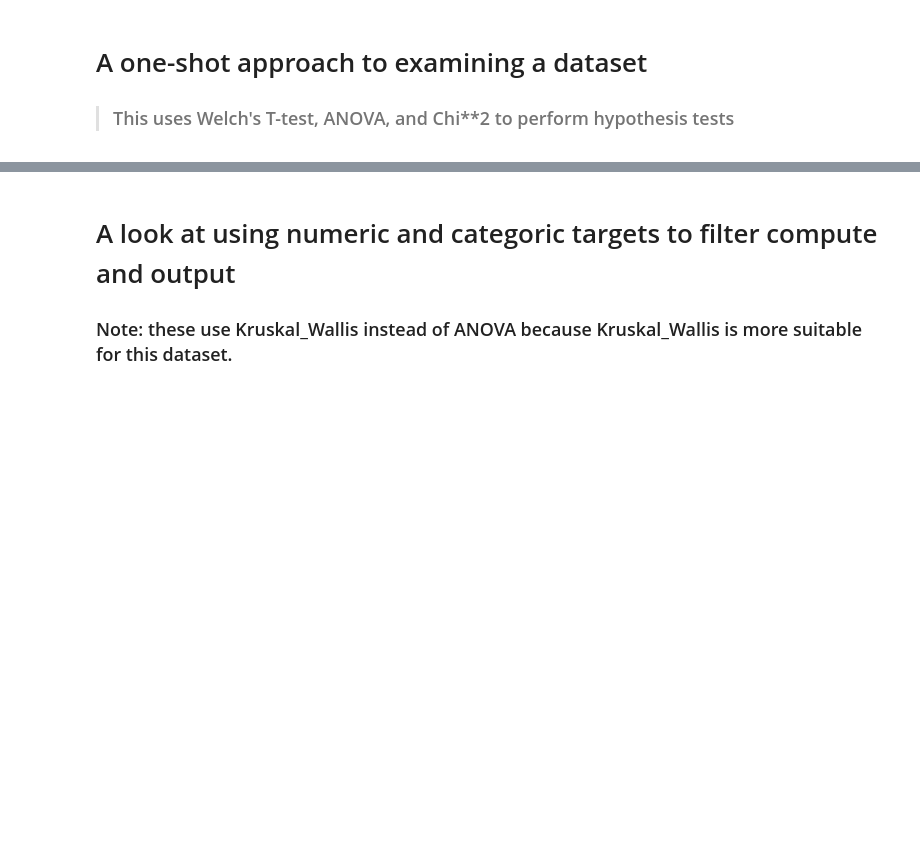
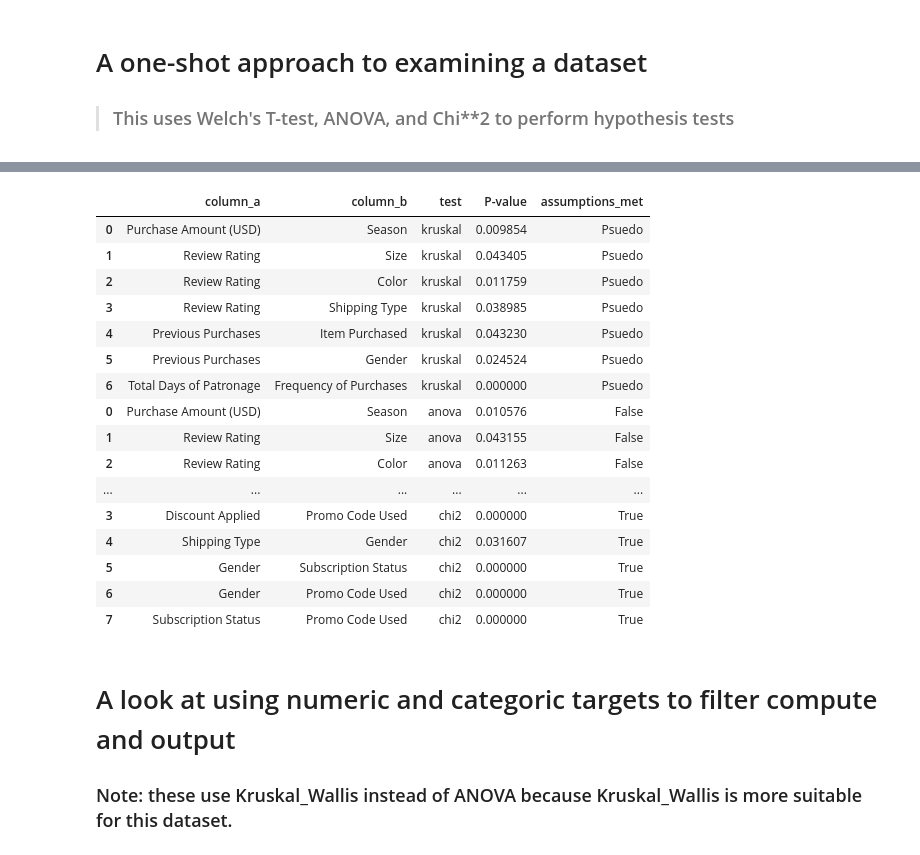
Before and after one commit to Leeishere/Consumer_Habits, a Jupyter notebook: utils/compare_columns_quickstart.ipynb, the cells around one changed output, grey strips where cells are left out. Saved outputs shown, nothing was run; the diff lists cells and outputs as text; code cells hidden in the pictures; blank space fills up the shorter version.

```diff
--- a/utils/compare_columns_quickstart.ipynb
+++ b/utils/compare_columns_quickstart.ipynb
@@ -146,6 +147,38 @@ Rejected Null for Numeric-to-Numeric, Categoric-to-Categoric, and Categoric-to-N
 | 17 | Total Days of Patronage | Purchase Amount (USD) | welch | 4.131681e-257 |
 | 18 | Total Days of Patronage | Review Rating | welch | 1.094402e-268 |
 | 19 | Total Days of Patronage | Previous Purchases | welch | 3.312935e-264 |
+# %%
+round(cc.multi_test_column_comparison(cons_habs,
+                        numnum_meth_alpha_above=[('pearson',0.6,True),('spearman',0.6,True),('kendall',0.6,True)],
+                        catnum_meth_alpha_above=[('kruskal',0.05,False),('anova',0.05,False)],
+                        catcat_meth_alpha_above=[('chi2',0.05,False)],
+                        numeric_columns=None,
+                        categoric_columns=None,
+                        numeric_target=None,
+                        categoric_target=None,
+                        cols_to_exclude_from_targets=None,
+                        check_assumptions=True,
+                        anova_assumption_check_params=None,
+                        chi2_assumption_check_params=None,
+                        kruskal_assumption_check_params={'return_pseudo':True}),6)
+# %% [output]
+|  | column_a | column_b | test | P-value | assumptions_met |
+| 0 | Purchase Amount (USD) | Season | kruskal | 0.009854 | Psuedo |
+| 1 | Review Rating | Size | kruskal | 0.043405 | Psuedo |
+| 2 | Review Rating | Color | kruskal | 0.011759 | Psuedo |
+| 3 | Review Rating | Shipping Type | kruskal | 0.038985 | Psuedo |
+| 4 | Previous Purchases | Item Purchased | kruskal | 0.043230 | Psuedo |
+| 5 | Previous Purchases | Gender | kruskal | 0.024524 | Psuedo |
+| 6 | Total Days of Patronage | Frequency of Purchases | kruskal | 0.000000 | Psuedo |
+| 0 | Purchase Amount (USD) | Season | anova | 0.010576 | False |
+| 1 | Review Rating | Size | anova | 0.043155 | False |
+| 2 | Review Rating | Color | anova | 0.011263 | False |
+| ... | ... | ... | ... | ... | ... |
+| 3 | Discount Applied | Promo Code Used | chi2 | 0.000000 | True |
+| 4 | Shipping Type | Gender | chi2 | 0.031607 | True |
+| 5 | Gender | Subscription Status | chi2 | 0.000000 | True |
+| 6 | Gender | Promo Code Used | chi2 | 0.000000 | True |
+| 7 | Subscription Status | Promo Code Used | chi2 | 0.000000 | True |
 # %% [markdown]
 # A look at using numeric and categoric targets to filter compute and output
 ### Note: these use Kruskal_Wallis instead of ANOVA because Kruskal_Wallis is more suitable for this dataset.
```
Also changed, not shown: parts of 3 cells of this notebook, 14 other files.
